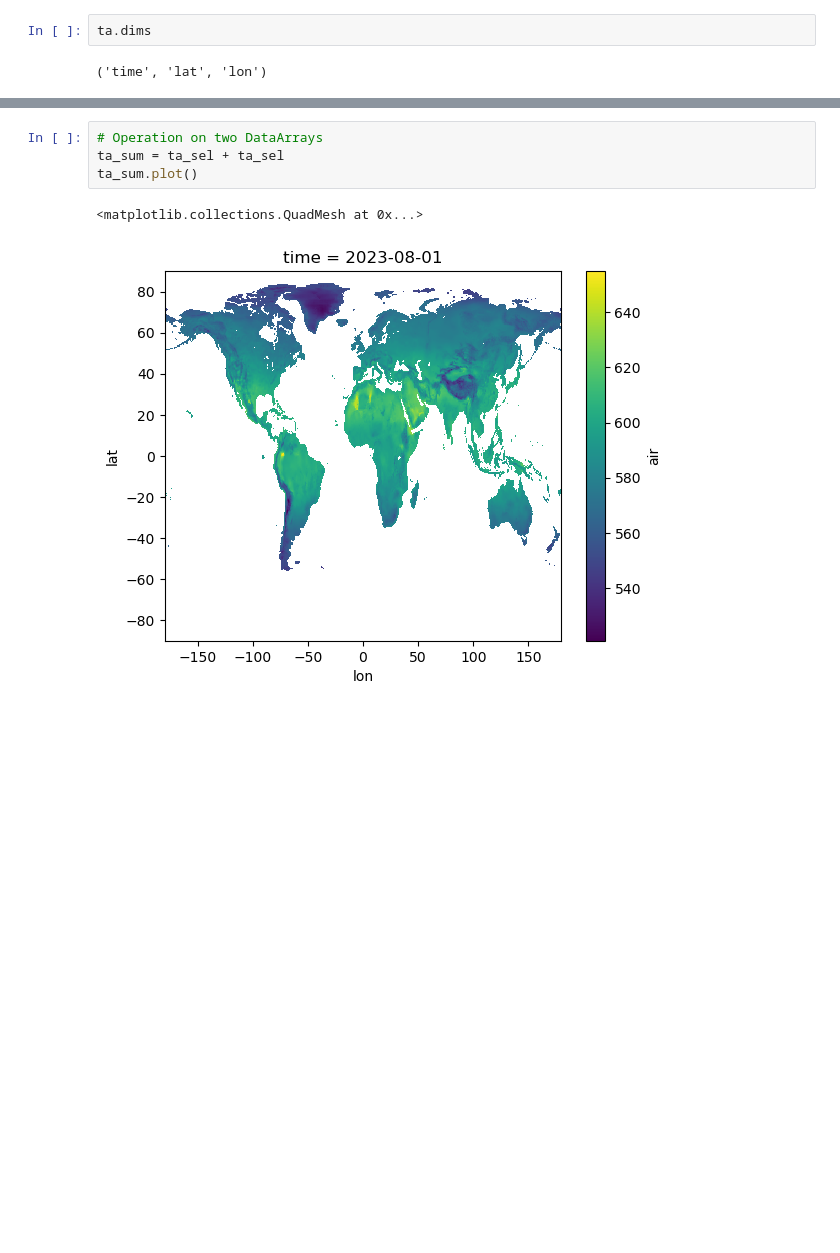
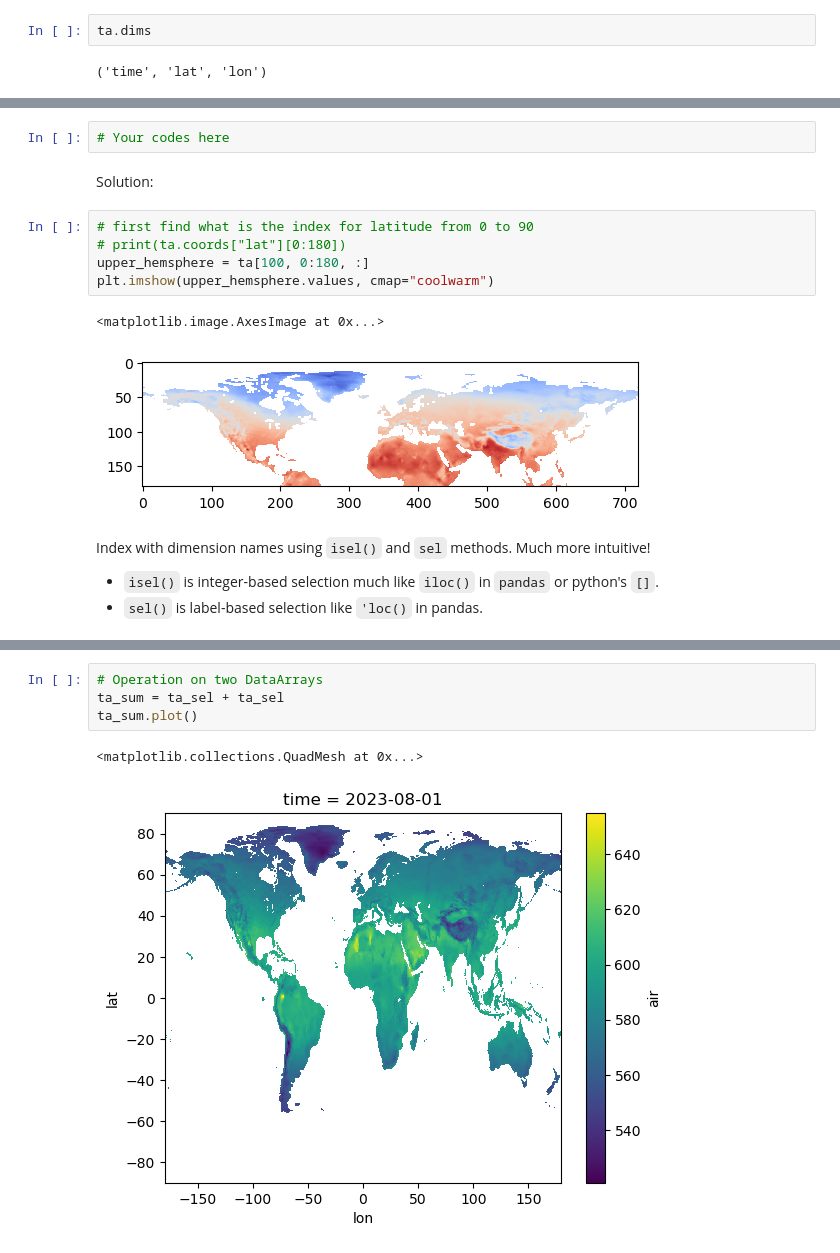
Before and after one commit to hamiddashti/ResearchBazaar, a Jupyter notebook: ResearchBazaar_basics.ipynb, the cells around one changed output, grey strips where cells are left out. Cells and saved outputs as stored; diff of their text form; blank space fills up the shorter version.

```diff
--- a/ResearchBazaar_basics.ipynb
+++ b/ResearchBazaar_basics.ipynb
@@ -326,0 +384,17 @@ ta_sel.to_netcdf("ta_sel.nc")
+# %%
+# Your codes here
+# %% [markdown]
+Solution:
+# %%
+# first find what is the index for latitude from 0 to 90
+# print(ta.coords["lat"][0:180])
+upper_hemsphere = ta[100, 0:180, :]
+plt.imshow(upper_hemsphere.values, cmap="coolwarm")
+# %% [output]
+<matplotlib.image.AxesImage at 0x...>
+[figure, added]
+# %% [markdown]
+Index with dimension names using `isel()` and `sel` methods. Much more intuitive!
+
+- `isel()` is integer-based selection much like `iloc()` in `pandas` or python's `[]`.
+- `sel()` is label-based selection like `'loc()` in pandas.
```
Also changed, not shown: parts of 137 cells of this notebook, 1 other file.
